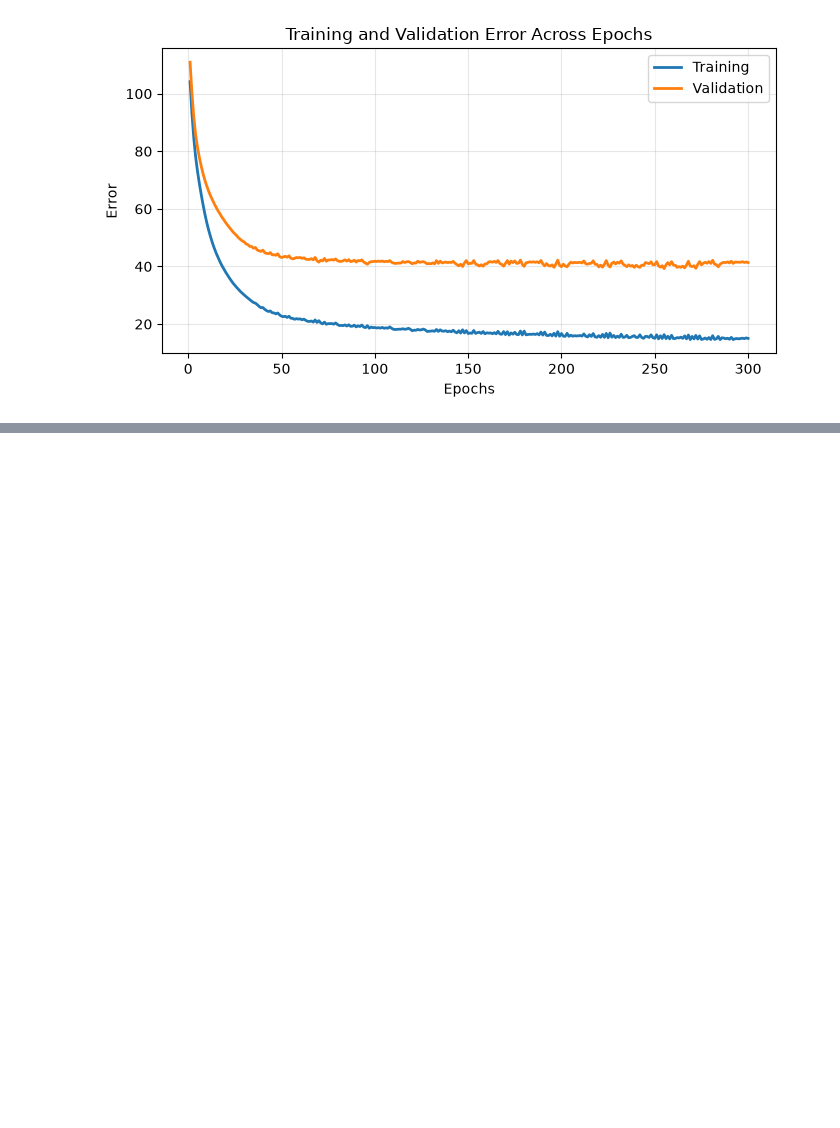
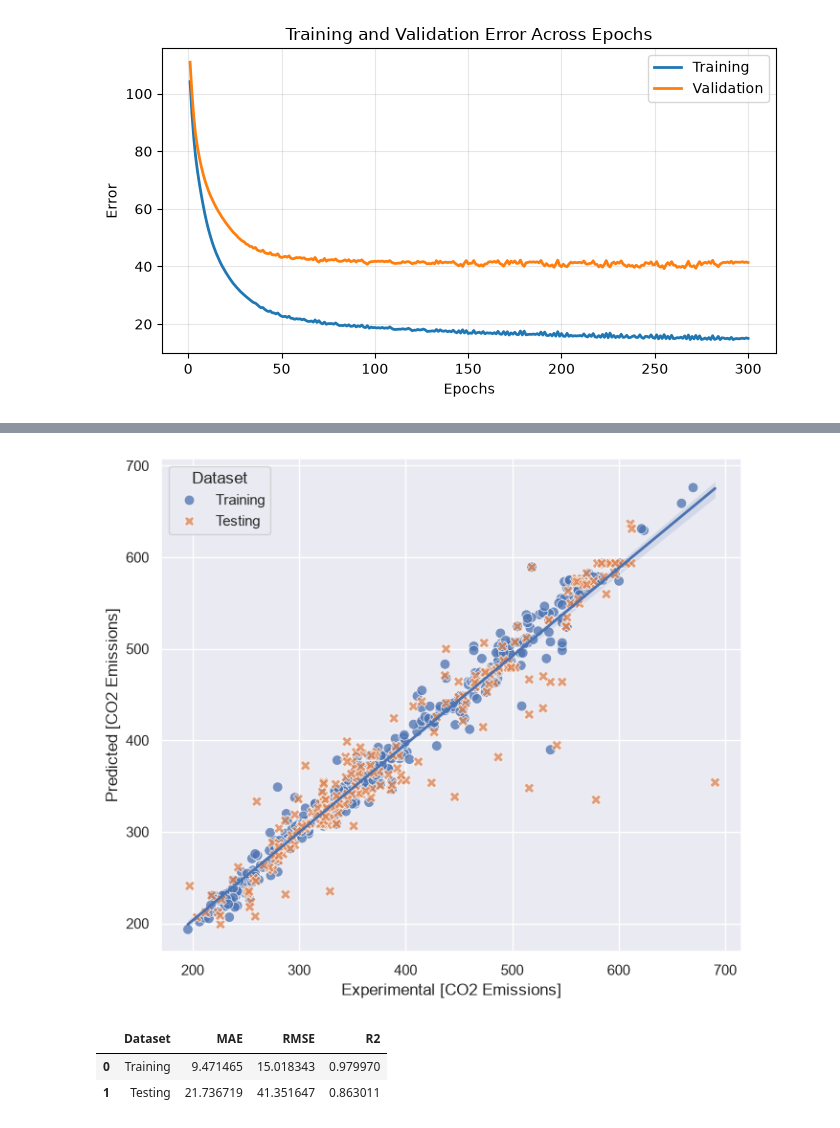
Before and after one commit to mirandaurban/tc3009c, a Jupyter notebook: Machine Learning/Actividades-Clase/Clase-14-sep/notebook.ipynb, the cells around one changed output, grey strips where cells are left out. Cells and saved outputs as stored; diff of their text form; code cells hidden in the pictures; blank space fills up the shorter version.

```diff
--- a/Machine Learning/Actividades-Clase/Clase-14-sep/notebook.ipynb
+++ b/Machine Learning/Actividades-Clase/Clase-14-sep/notebook.ipynb
@@ -218,0 +266,75 @@ plt.show()
+# %%
+import pandas as pd
+import seaborn as sns
+import matplotlib.pyplot as plt
+
+y_train_pred_scaled = mlp.predict(X_train)
+y_test_pred_scaled = mlp.predict(X_test)
+
+y_train_pred = scaler_y.inverse_transform(y_train_pred_scaled.reshape(-1, 1)).ravel()
+y_test_pred = scaler_y.inverse_transform(y_test_pred_scaled.reshape(-1, 1)).ravel()
+
+y_train_original = y_train.ravel()
+y_test_original = y_test.ravel()
+
+plot_df = pd.DataFrame({
+    "Experimental Data": list(y_train_original) + list(y_test_original),
+    "Predicted Data": list(y_train_pred) + list(y_test_pred),
+    "Dataset": ["Training"] * len(y_train_original) + ["Testing"] * len(y_test_original)
+})
+
+sns.set_theme(style="darkgrid")
+
+plt.figure(figsize=(7, 6))
+
+sns.regplot(
+    data=plot_df,
+    x="Experimental Data",
+    y="Predicted Data",
+    scatter=False,
+    ci=95,
+    line_kws={"linewidth": 2}
+)
+
+sns.scatterplot(
+    data=plot_df,
+    x="Experimental Data",
+    y="Predicted Data",
+    hue="Dataset",
+    style="Dataset",
+    markers={"Training": "o", "Testing": "X"},
+    alpha=0.75,
+    s=60
+)
+
+plt.xlabel("Experimental [CO2 Emissions]")
+plt.ylabel("Predicted [CO2 Emissions]")
+plt.legend(title="Dataset")
+plt.tight_layout()
+plt.show()
+# %% [output]
+[figure, added]
+# %%
+from sklearn.metrics import mean_absolute_error, mean_squared_error, r2_score
+import numpy as np
+import pandas as pd
+
+y_train_pred_scaled = mlp.predict(X_train)
+y_test_pred_scaled = mlp.predict(X_test)
+y_train_pred = scaler_y.inverse_transform(y_train_pred_scaled.reshape(-1, 1)).ravel()
+y_test_pred = scaler_y.inverse_transform(y_test_pred_scaled.reshape(-1, 1)).ravel()
+y_train_original = y_train.ravel()
+y_test_original = y_test.ravel()
+train_mae = mean_absolute_error(y_train_original, y_train_pred)
+train_rmse = np.sqrt(mean_squared_error(y_train_original, y_train_pred))
+train_r2 = r2_score(y_train_original, y_train_pred)
+test_mae = mean_absolute_error(y_test_original, y_test_pred)
+test_rmse = np.sqrt(mean_squared_error(y_test_original, y_test_pred))
+test_r2 = r2_score(y_test_original, y_test_pred)
+results_df = pd.DataFrame({
+    "Dataset": ["Training", "Testing"],"MAE": [train_mae, test_mae],"RMSE": [train_rmse, test_rmse],"R2": [train_r2, test_r2]})
+results_df
+# %% [output]
+|  | Dataset | MAE | RMSE | R2 |
+| 0 | Training | 9.471465 | 15.018343 | 0.979970 |
+| 1 | Testing | 21.736719 | 41.351647 | 0.863011 |
```
Also changed, not shown: parts of 2 cells of this notebook.
